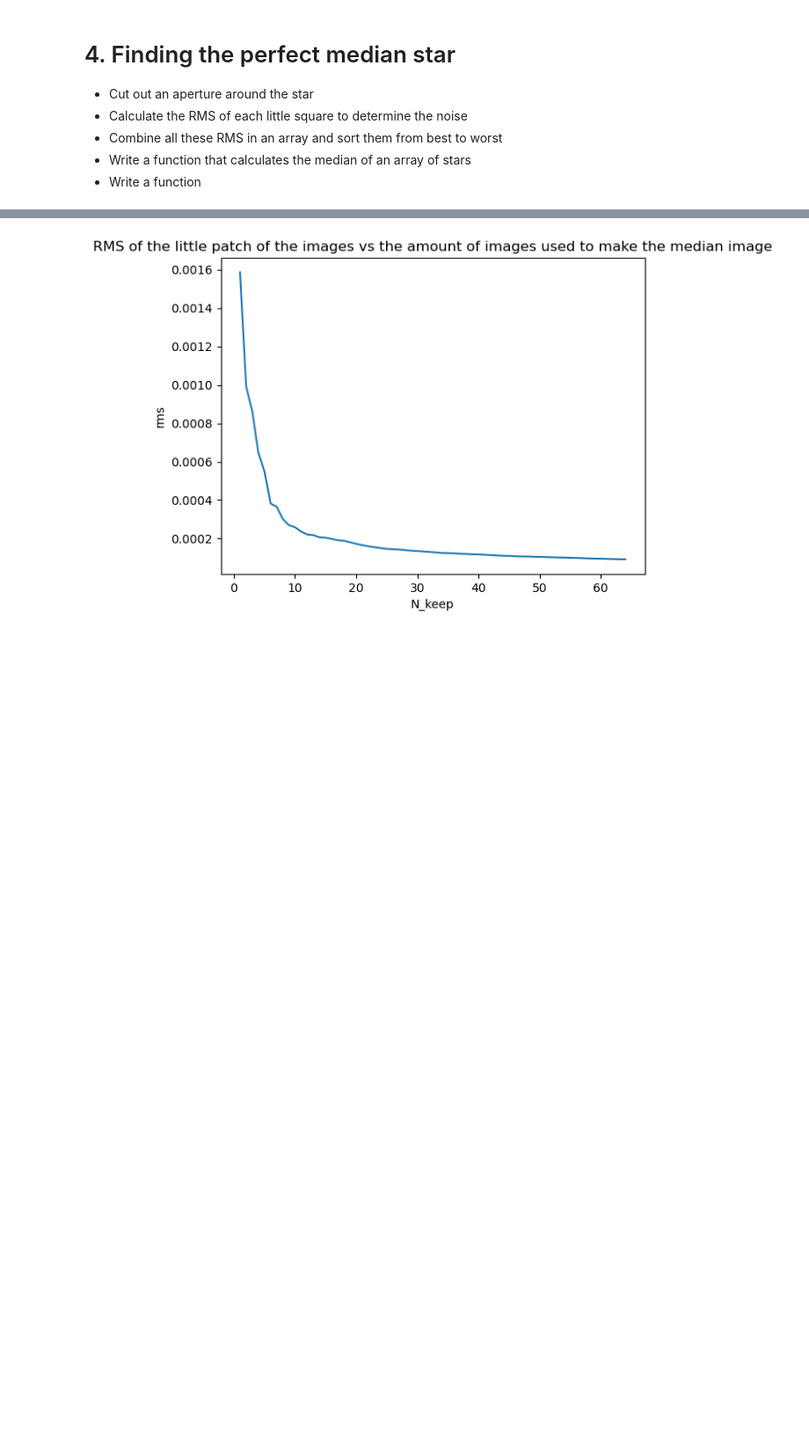
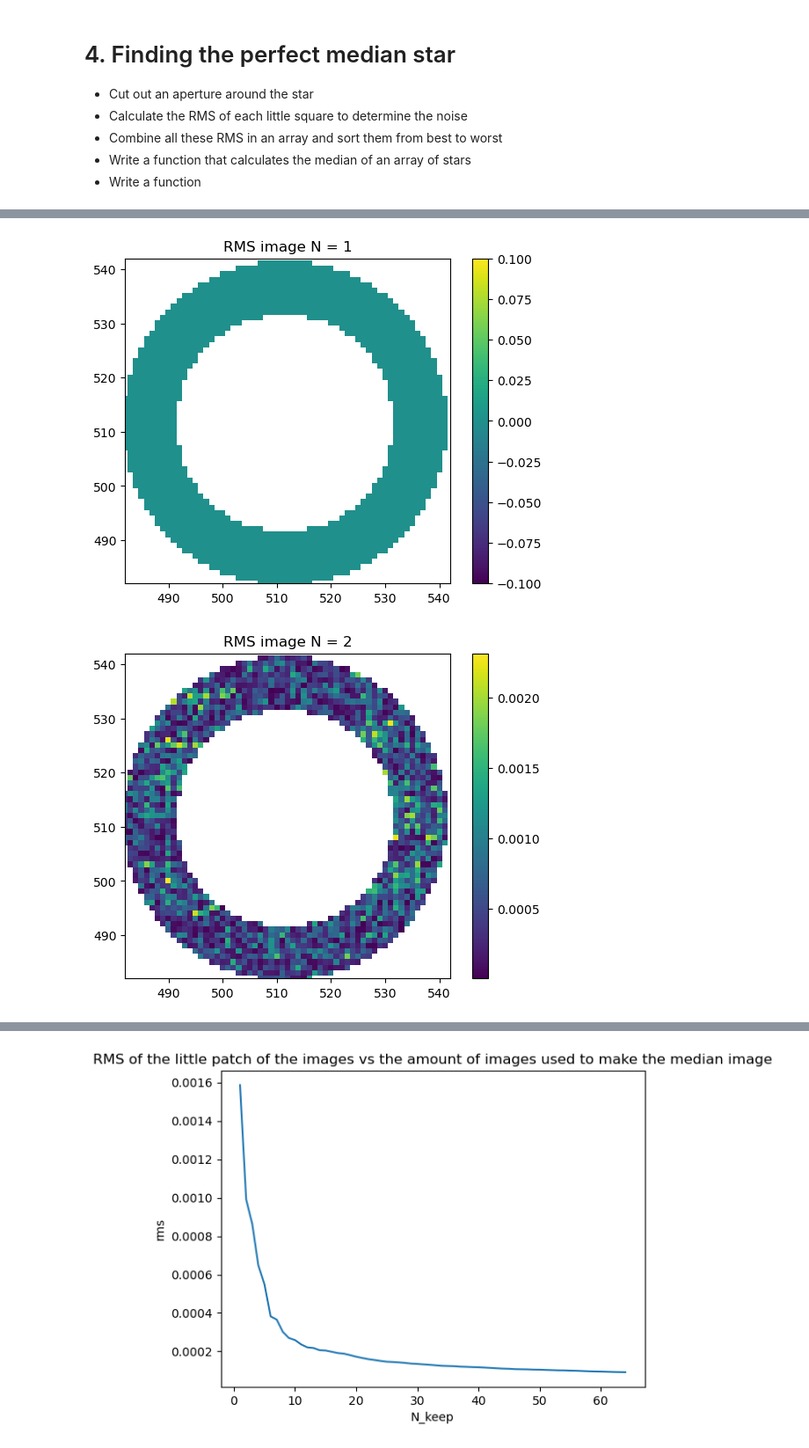
Before and after one commit to puck241/BRP_Joep_en_Puck, a Jupyter notebook: script.ipynb, the cells around one changed output, grey strips where cells are left out. Shown at 88% size. Saved outputs shown, nothing was run; the diff lists cells and outputs as text; code cells hidden in the pictures; blank space fills up the shorter version.

```diff
--- a/script.ipynb
+++ b/script.ipynb
@@ -142,0 +176,12 @@ sin_names_sort = sin_names[rms_idx] #if we ever need to know which star is which
+# %%
+for i in range(5):
+    plt.figure()
+    plt.title(f'RMS image N = {i+1}')
+    plt.imshow(rms_cube[i])
+    plt.xlim(482, 542)
+    plt.ylim(482, 542)
+    plt.colorbar()
+    plt.show()
+# %% [output]
+[figure, added]
+[figure, added]
```
Also changed, not shown: parts of 11 cells of this notebook, 4 other files.
